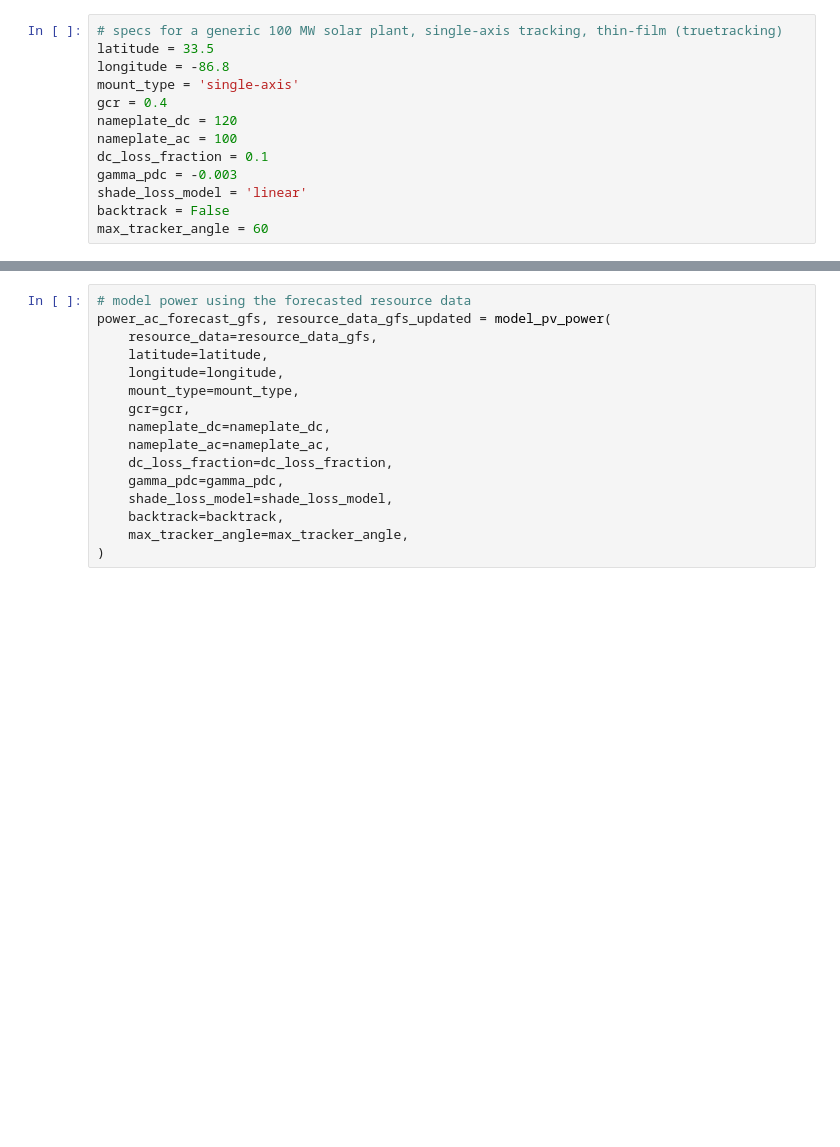
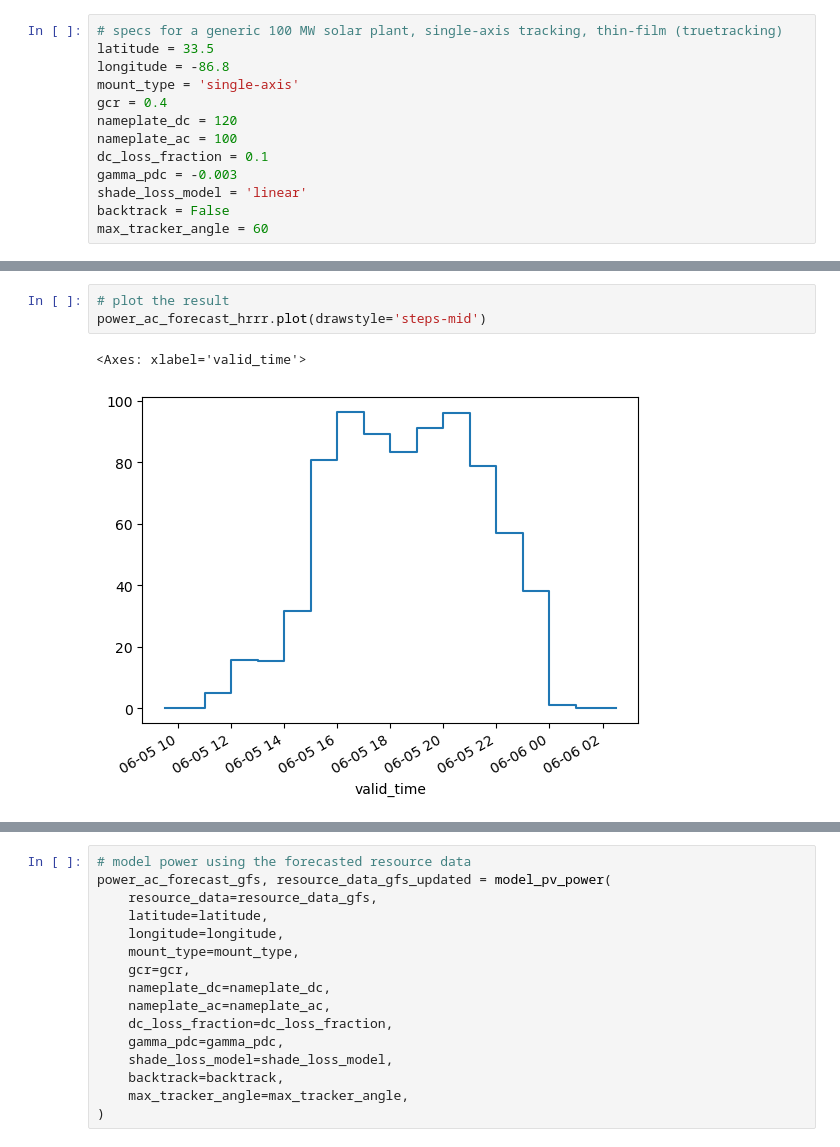
Before and after one commit to williamhobbs/energy-forecasting-tools, a Jupyter notebook: solar_example.ipynb, the cells around one changed output, grey strips where cells are left out. Cells and saved outputs as stored; diff of their text form; blank space fills up the shorter version.

```diff
--- a/solar_example.ipynb
+++ b/solar_example.ipynb
@@ -46,2 +102,8 @@ max_tracker_angle = 60
+# %%
+# plot the result
+power_ac_forecast_hrrr.plot(drawstyle='steps-mid')
+# %% [output]
+<Axes: xlabel='valid_time'>
+[figure, added]
 # %%
 # get an intra-day forecast based on NOAA GFS
```
Also changed, not shown: parts of 9 cells of this notebook, 1 other file.
